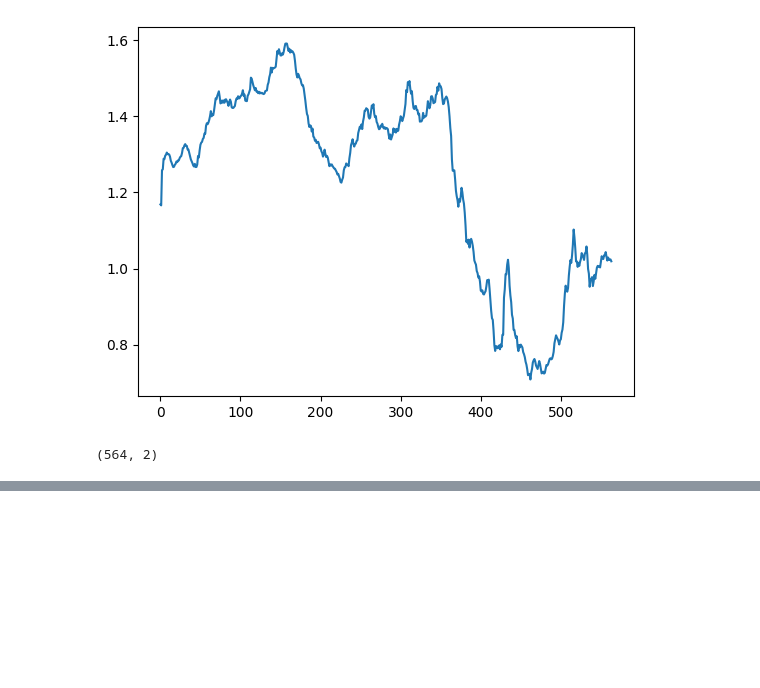
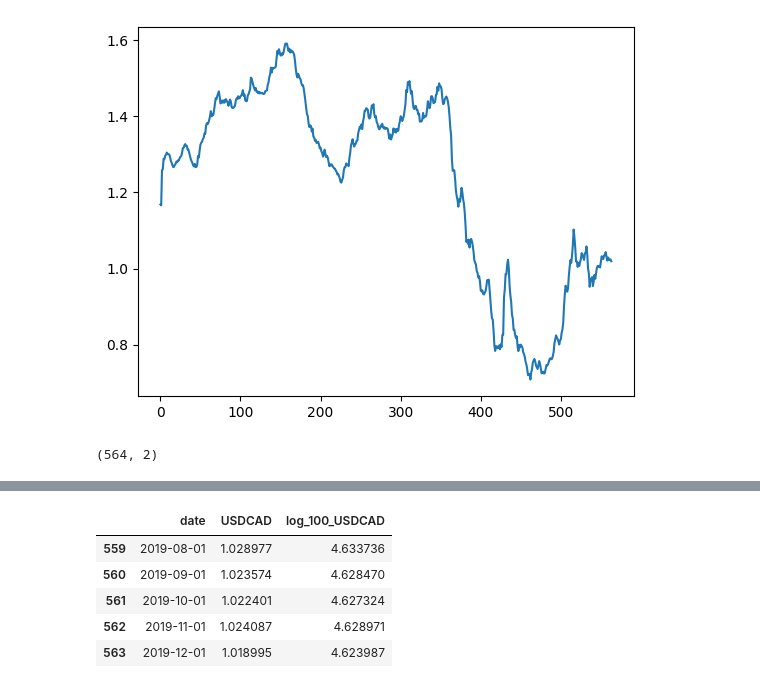
Before and after one commit to Thomas4390/econometrics_tp1, a Jupyter notebook: tp1.ipynb, the cells around one changed output, grey strips where cells are left out. Saved outputs shown, nothing was run; the diff lists cells and outputs as text; code cells hidden in the pictures; blank space fills up the shorter version.

```diff
--- a/tp1.ipynb
+++ b/tp1.ipynb
@@ -38,0 +44,9 @@ df["date"] = pd.to_datetime(df["date"])
+# %%
+df.tail()
+# %% [output]
+|  | date | USDCAD | log_100_USDCAD |
+| 559 | 2019-08-01 | 1.028977 | 4.633736 |
+| 560 | 2019-09-01 | 1.023574 | 4.628470 |
+| 561 | 2019-10-01 | 1.022401 | 4.627324 |
+| 562 | 2019-11-01 | 1.024087 | 4.628971 |
+| 563 | 2019-12-01 | 1.018995 | 4.623987 |
```
Also changed, not shown: parts of 9 cells of this notebook.
